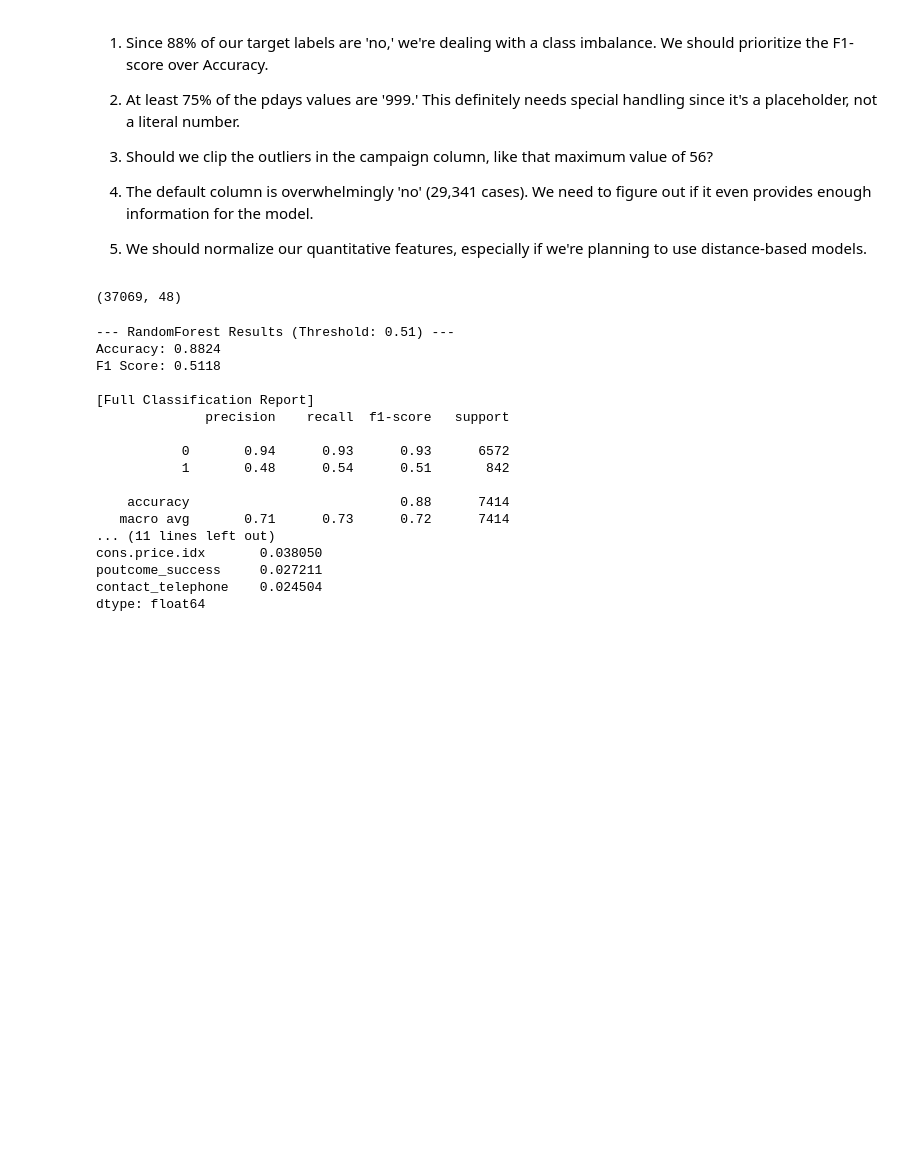
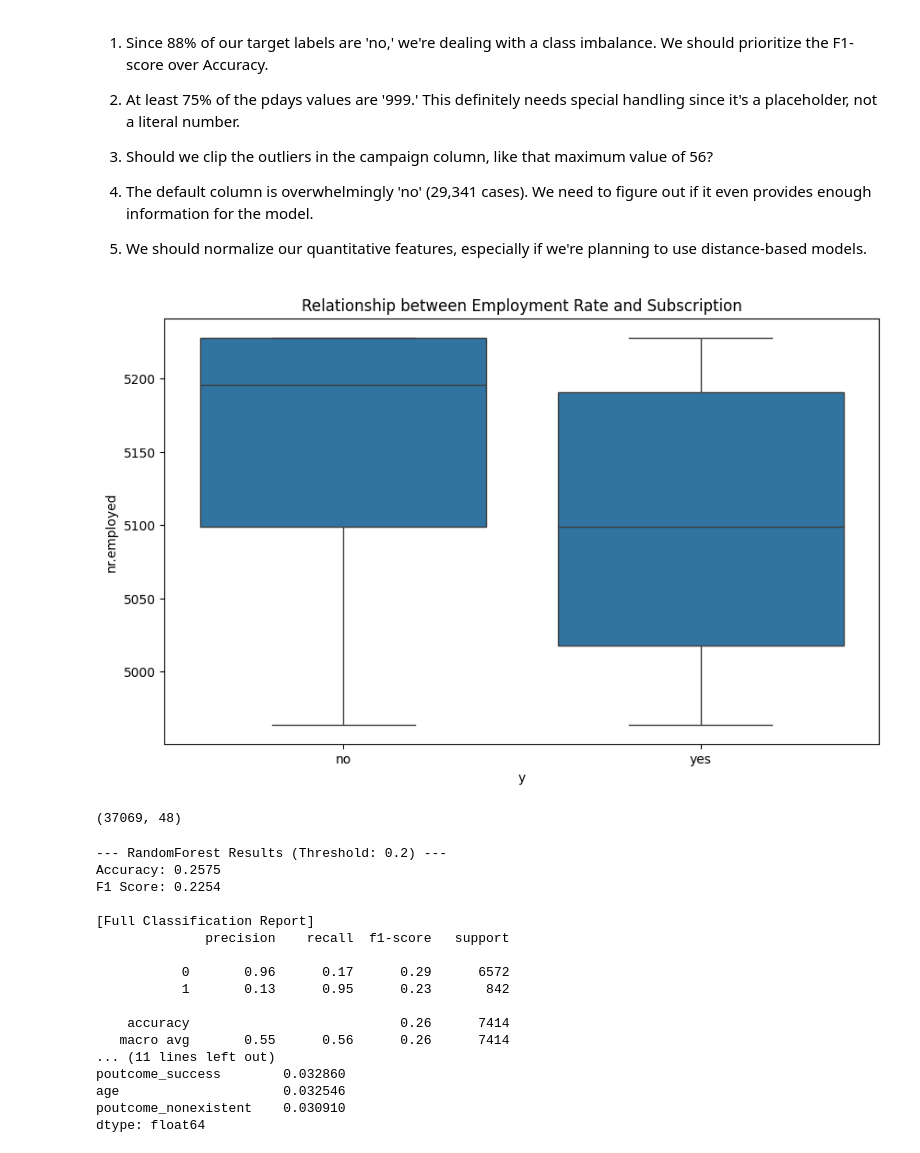
Before and after one commit to Yucheol-Son-BYUI/CSE310_W0_HelloWorld, a Jupyter notebook: notebooks/starter_bank.ipynb, the cells around one changed output. Saved outputs shown, nothing was run; the diff lists cells and outputs as text; code cells hidden in the pictures; blank space fills up the shorter version.

```diff
--- a/notebooks/starter_bank.ipynb
+++ b/notebooks/starter_bank.ipynb
@@ -90,6 +90,17 @@ categorical_cols = ['job', 'marital', 'default', 'housing', 'loan', 'contact', '
 
 df_final = pd.get_dummies(df, columns=categorical_cols, drop_first=True)
 df_final['y'] = df_final['y'].map({'yes': 1, 'no': 0})
+# %%
+import seaborn as sns
+import matplotlib.pyplot as plt
+
+# 1. Visualize the distribution
+plt.figure(figsize=(10, 6))
+sns.boxplot(x='y', y='nr.employed', data=df)
+plt.title('Relationship between Employment Rate and Subscription')
+plt.show()
+# %% [output]
+[figure, added]
 # %%
 df_final.shape
 # %% [output]
@@ -112,18 +123,19 @@ X_train, X_test, y_train, y_test = train_test_split(
 )
 
 # 3. Training
-rf_model = RandomForestClassifier(
+custom_max_depth=8
+clf = RandomForestClassifier(
     n_estimators=100,
-    max_depth=15,
+    max_depth=custom_max_depth,
     random_state=42,
     class_weight='balanced',
-    n_jobs=-1 # 모든 CPU 코어 사용
+    n_jobs=-1
 )
-rf_model.fit(X_train, y_train)
+clf.fit(X_train, y_train)
 
 # 4. Threadshold optimization
-y_probs = rf_model.predict_proba(X_test)[:, 1]
-custom_threshold = 0.51
+y_probs = clf.predict_proba(X_test)[:, 1]
+custom_threshold = 0.2
 y_pred_custom = (y_probs >= custom_threshold).astype(int)
 
 # 5. Report
@@ -133,24 +145,24 @@ print(f"F1 Score: {f1_score(y_test, y_pred_custom):.4f}")
 print("\n[Full Classification Report]")
 print(classification_report(y_test, y_pred_custom))
 
-importances = pd.Series(rf_model.feature_importances_, index=X.columns)
+importances = pd.Series(clf.feature_importances_, index=X.columns)
 print("\n[Top 10 Feature Importances]")
 print(importances.sort_values(ascending=False).head(10))
 # %% [output]
---- RandomForest Results (Threshold: 0.51) ---
-Accuracy: 0.8824
-F1 Score: 0.5118
+--- RandomForest Results (Threshold: 0.2) ---
+Accuracy: 0.2575
+F1 Score: 0.2254
 
 [Full Classification Report]
               precision    recall  f1-score   support
 
-           0       0.94      0.93      0.93      6572
-           1       0.48      0.54      0.51       842
+           0       0.96      0.17      0.29      6572
+           1       0.13      0.95      0.23       842
 
-    accuracy                           0.88      7414
-   macro avg       0.71      0.73      0.72      7414
+    accuracy                           0.26      7414
+   macro avg       0.55      0.56      0.26      7414
 ... (11 lines left out)
-cons.price.idx       0.038050
-poutcome_success     0.027211
-contact_telephone    0.024504
+poutcome_success        0.032860
+age                     0.032546
+poutcome_nonexistent    0.030910
 dtype: float64
```
Also changed, not shown: parts of 2 cells of this notebook.
